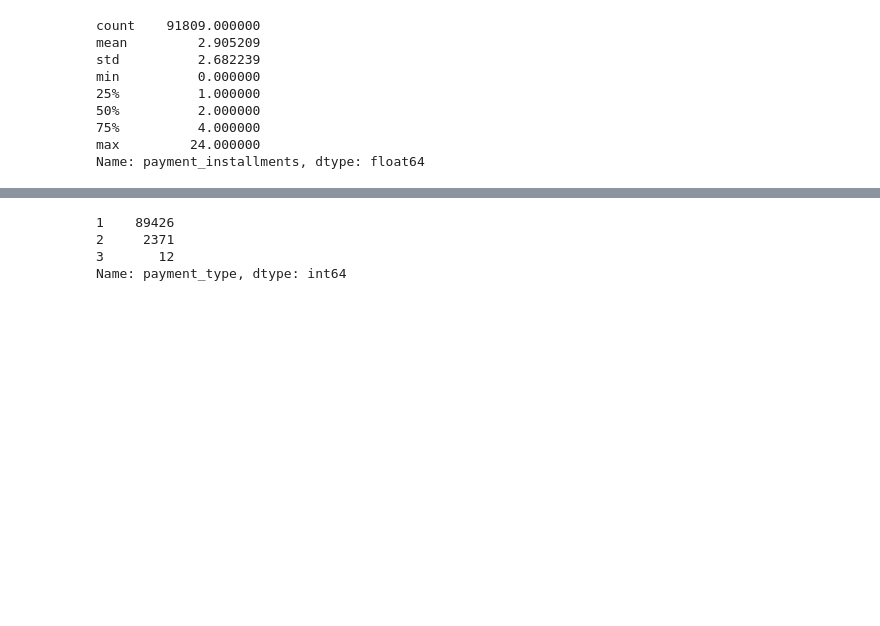
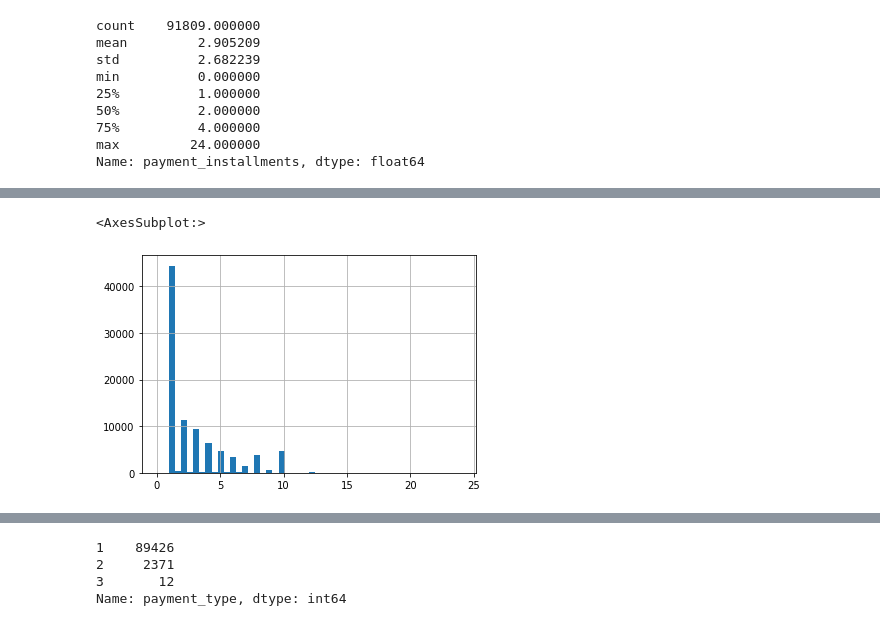
Before and after one commit to yoonkt200/learning-spoons-nano-degree, a Jupyter notebook: 04/01_user_analysis.ipynb, the cells around one changed output, grey strips where cells are left out. Drawn from its saved outputs; the diff is of its cells as text; code cells hidden in the pictures; blank space fills up the shorter version.

```diff
--- a/04/01_user_analysis.ipynb
+++ b/04/01_user_analysis.ipynb
@@ -623,4 +691,9 @@ order_df.groupby('customer_unique_id')['payment_installments'].mean().hist(bins=
 [figure]
+# %%
+order_df.groupby('customer_unique_id')['payment_installments'].mean().hist(bins=50)
+# %% [output]
+<AxesSubplot:>
+[figure, added]
 # %%
 order_df.groupby('customer_unique_id')['payment_type'].nunique().hist()
 # %% [output]
```
Also changed, not shown: parts of 45 cells of this notebook, 5 other files.
